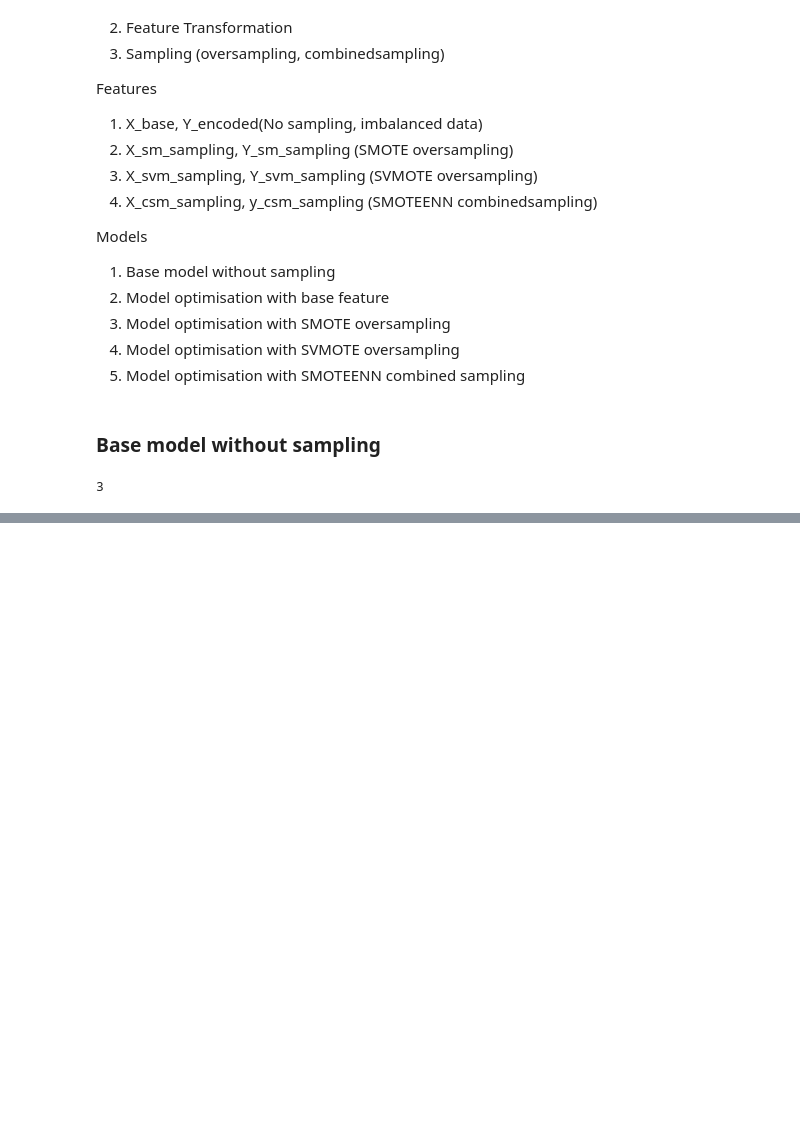
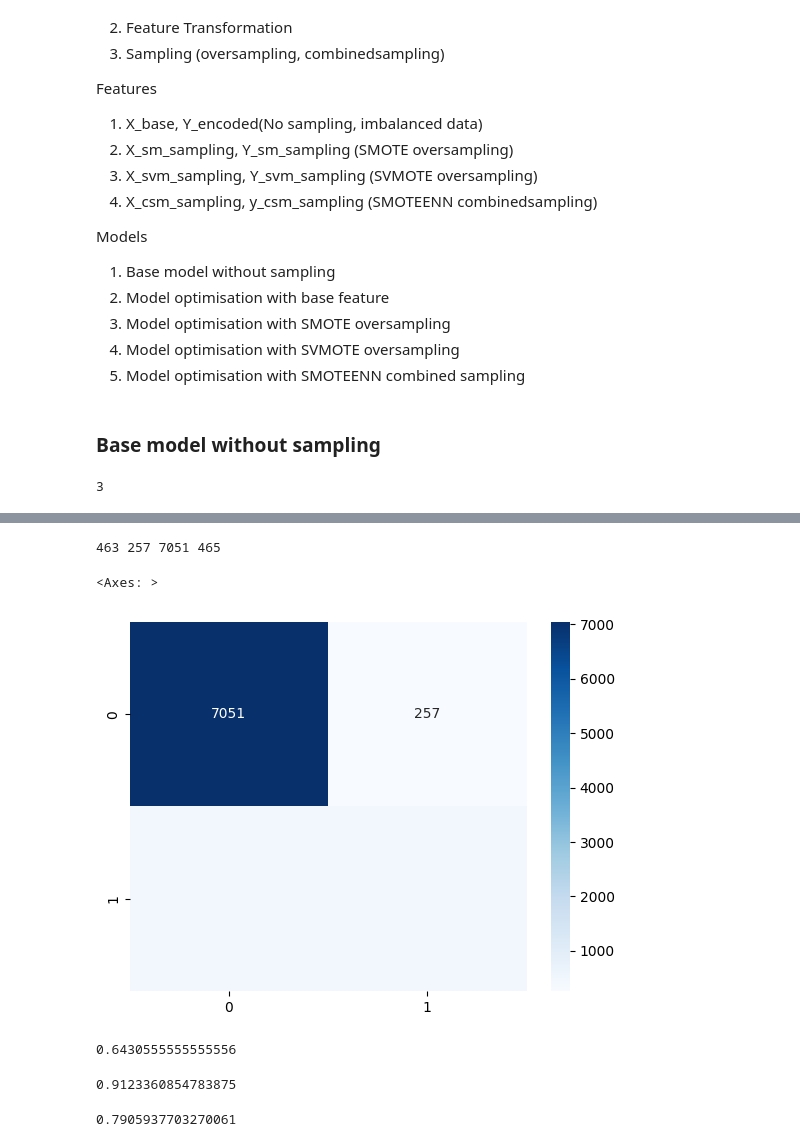
Before and after one commit to TaeyoonKim-DS/bank-customer-marekting-target, a Jupyter notebook: analysis.ipynb, the cells around one changed output, grey strips where cells are left out. Saved outputs shown, nothing was run; the diff lists cells and outputs as text; code cells hidden in the pictures; blank space fills up the shorter version.

```diff
--- a/analysis.ipynb
+++ b/analysis.ipynb
@@ -833,3 +859,41 @@ skf = StratifiedKFold(n_splits=3)
 skf.get_n_splits(X_base, Y_encoded)
 # %% [output]
 3
+# %%
+list_fold_result = []
+for i, (train_index, test_index) in enumerate(skf.split(X_train, y_train)):
+    print(i)
+    print("train_index: ", train_index) # train value index only
+    print("test_index: ", test_index)
+    X_train_cv, X_test_cv = X_train.iloc[train_index, :], X_train.iloc[test_index, :]
+    print("X_train_cv: ", X_train_cv.head())
+    print("X_test_cv: ", X_test_cv.head())
+    y_train_cv, y_test_cv = y_train[train_index], y_train[test_index]
+    rf_clf = MLPClassifier(hidden_layer_sizes=10)
+    rf_clf.fit(X_train_cv, y_train_cv)
+    y_prd_test = rf_clf.predict(X_test_cv)
+    y_prd_proba_test = rf_clf.predict_proba(X_test_cv)[:,-1]
+    prf_score_test = precision_recall_fscore_support(y_test_cv, y_prd_test, average='macro')
+    score_test = roc_auc_score(y_test_cv, y_prd_proba_test, average='macro')
+    print(i, " precision, recall, f1score : ", prf_score_test)
+    print(i, " roc_auc_score : ", score_test)
+
+    y_prd_validation = rf_clf.predict(X_validation)
+    y_prd_proba_validation = rf_clf.predict_proba(X_validation)[:,-1]
+    prf_score_validation_binary = precision_recall_fscore_support(y_validation, y_prd_validation, average='binary')
+    prf_score_validation_micro = precision_recall_fscore_support(y_validation, y_prd_validation, average='micro')
+    prf_score_validation_macro = precision_recall_fscore_support(y_validation, y_prd_validation, average='macro')
+    prf_score_validation_weighted = precision_recall_fscore_support(y_validation, y_prd_validation, average='weighted')
+    score_validation = roc_auc_score(y_validation, y_prd_proba_validation, average='macro')
+    print("validation : precision, recall, f1score binary : ",prf_score_validation_binary)
+    print("validation : precision, recall, f1score micro : ",prf_score_validation_micro)
+    print("validation : precision, recall, f1score macro : ",prf_score_validation_macro)
+    print("validation : precision, recall, f1score weighted : ",prf_score_validation_weighted)
+    print("validation : roc_auc_score : ",score_validation)
+    list_fold_result.append(prf_score_validation_macro[2])
+
+    macro_f1score = np.mean(list_fold_result)
+    print("macro f1score : ",macro_f1score)
+    list_model_type.append("Base model without sampling")
+    list_model_best_params.append({})
+    list_model_f1_score.append(macro_f1score)
@@ -835,0 +952,26 @@ skf.get_n_splits(X_base, Y_encoded)
+# %%
+tn, fp, fn, tp = confusion_matrix(y_validation, y_prd_validation).ravel()
+print(tp, fp, tn, fn)
+# %% [output]
+463 257 7051 465
+# %%
+cm = pd.DataFrame(confusion_matrix(y_validation,y_prd_validation))
+sns.heatmap(cm, cmap=plt.cm.Blues, annot=True, fmt='d')
+# %% [output]
+<Axes: >
+[figure, added]
+# %%
+# binary precision
+tp/(tp+fp)
+# %% [output]
+0.6430555555555556
+# %%
+# micro precision
+((tp+tn)/(tp+fp+tn+fn))
+# %% [output]
+0.9123360854783875
+# %%
+# macro precision
+(tp/(tp+fp) + tn/(tn+fn))/2
+# %% [output]
+0.7905937703270061
```
Also changed, not shown: parts of 9 cells of this notebook, 1 other file.
